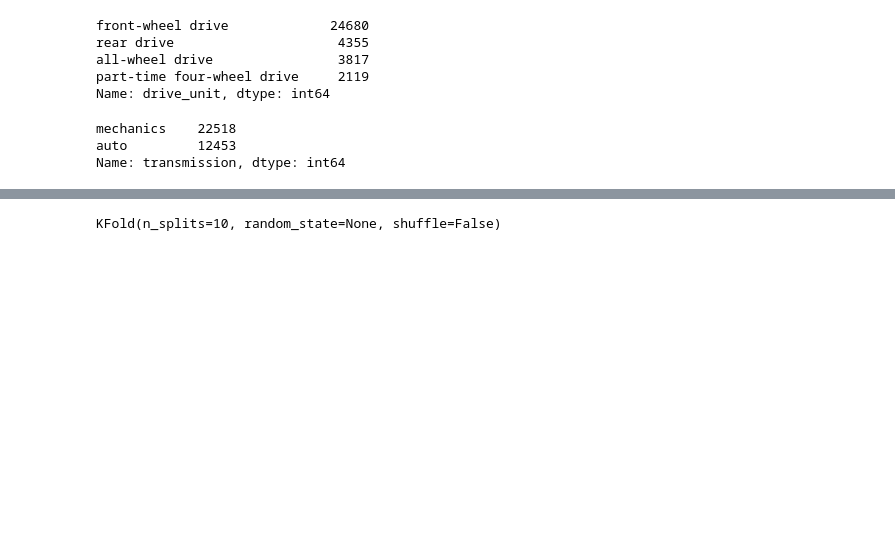
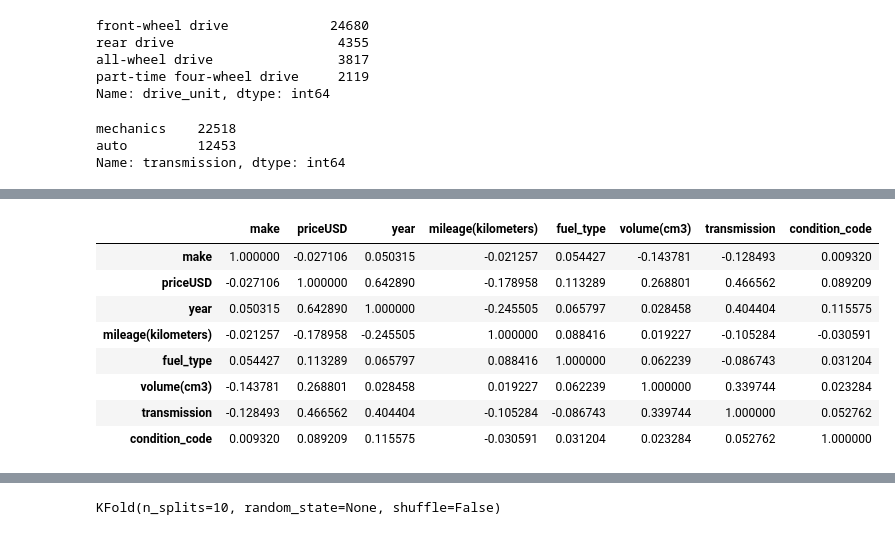
Before and after one commit to smritijain412/car_price-web, a Jupyter notebook: car_price.ipynb, the cells around one changed output, grey strips where cells are left out. Cells and saved outputs as stored; diff of their text form; code cells hidden in the pictures; blank space fills up the shorter version.

```diff
--- a/car_price.ipynb
+++ b/car_price.ipynb
@@ -210,0 +220,12 @@ A=pd.get_dummies(A,drop_first=True)
+# %%
+df.corr()
+# %% [output]
+|  | make | priceUSD | year | mileage(kilometers) | fuel_type | volume(cm3) | transmission | condition_code |
+| make | 1.000000 | -0.027106 | 0.050315 | -0.021257 | 0.054427 | -0.143781 | -0.128493 | 0.009320 |
+| priceUSD | -0.027106 | 1.000000 | 0.642890 | -0.178958 | 0.113289 | 0.268801 | 0.466562 | 0.089209 |
+| year | 0.050315 | 0.642890 | 1.000000 | -0.245505 | 0.065797 | 0.028458 | 0.404404 | 0.115575 |
+| mileage(kilometers) | -0.021257 | -0.178958 | -0.245505 | 1.000000 | 0.088416 | 0.019227 | -0.105284 | -0.030591 |
+| fuel_type | 0.054427 | 0.113289 | 0.065797 | 0.088416 | 1.000000 | 0.062239 | -0.086743 | 0.031204 |
+| volume(cm3) | -0.143781 | 0.268801 | 0.028458 | 0.019227 | 0.062239 | 1.000000 | 0.339744 | 0.023284 |
+| transmission | -0.128493 | 0.466562 | 0.404404 | -0.105284 | -0.086743 | 0.339744 | 1.000000 | 0.052762 |
+| condition_code | 0.009320 | 0.089209 | 0.115575 | -0.030591 | 0.031204 | 0.023284 | 0.052762 | 1.000000 |
```
Also changed, not shown: parts of 44 cells of this notebook.
